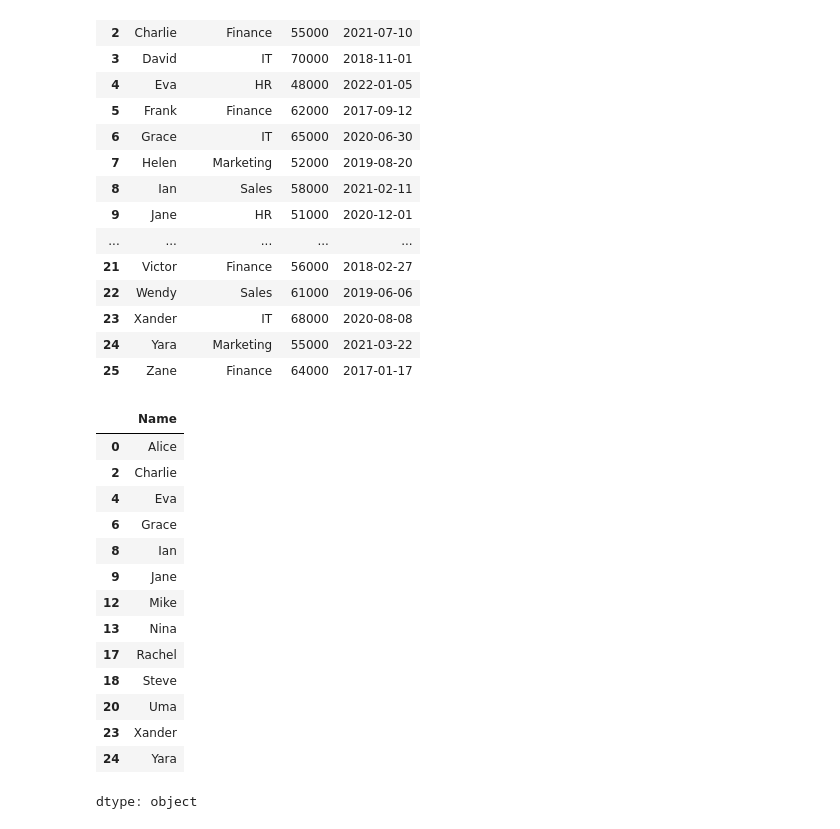
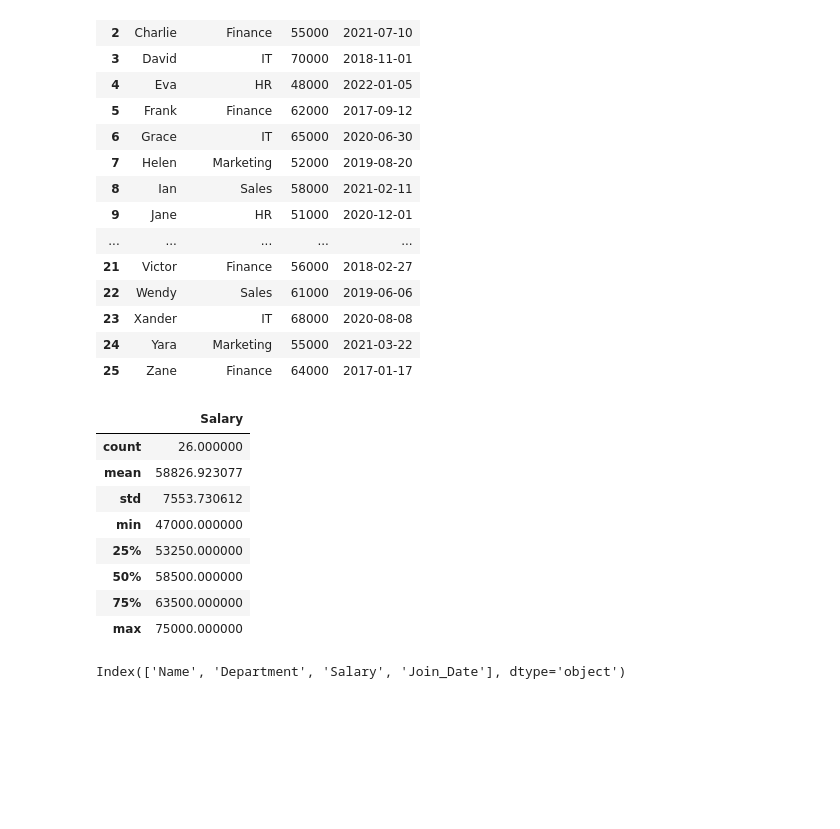
Before and after one commit to nikhithanri123/Python-Mini-Project, a Jupyter notebook: Testing_Pandas_Operations2.ipynb, the cells around one changed output. Cells and saved outputs as stored; diff of their text form; code cells hidden in the pictures; blank space fills up the shorter version.

```diff
--- a/Testing_Pandas_Operations2.ipynb
+++ b/Testing_Pandas_Operations2.ipynb
@@ -69,3 +69,19 @@ df
 | 23 | Xander | IT | 68000 | 2020-08-08 |
 | 24 | Yara | Marketing | 55000 | 2021-03-22 |
 | 25 | Zane | Finance | 64000 | 2017-01-17 |
+# %%
+df.describe()
+# %% [output]
+|  | Salary |
+| count | 26.000000 |
+| mean | 58826.923077 |
+| std | 7553.730612 |
+| min | 47000.000000 |
+| 25% | 53250.000000 |
+| 50% | 58500.000000 |
+| 75% | 63500.000000 |
+| max | 75000.000000 |
+# %%
+df.columns
+# %% [output]
+Index(['Name', 'Department', 'Salary', 'Join_Date'], dtype='object')
@@ -74,18 +93,0 @@ employees=df[df['Join_Date']>'2020-01-01']['Name']
-# %%
-employees
-# %% [output]
-|  | Name |
-| 0 | Alice |
-| 2 | Charlie |
-| 4 | Eva |
-| 6 | Grace |
-| 8 | Ian |
-| 9 | Jane |
-| 12 | Mike |
-| 13 | Nina |
-| 17 | Rachel |
-| 18 | Steve |
-| 20 | Uma |
-| 23 | Xander |
-| 24 | Yara |
-dtype: object
```
Also changed, not shown: parts of 19 cells of this notebook.
